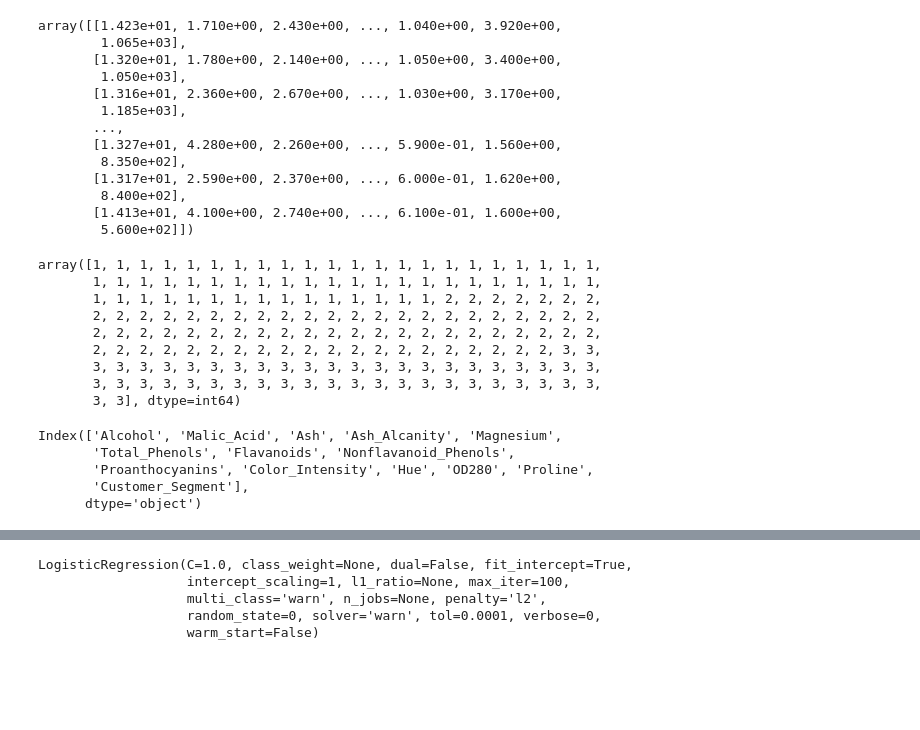
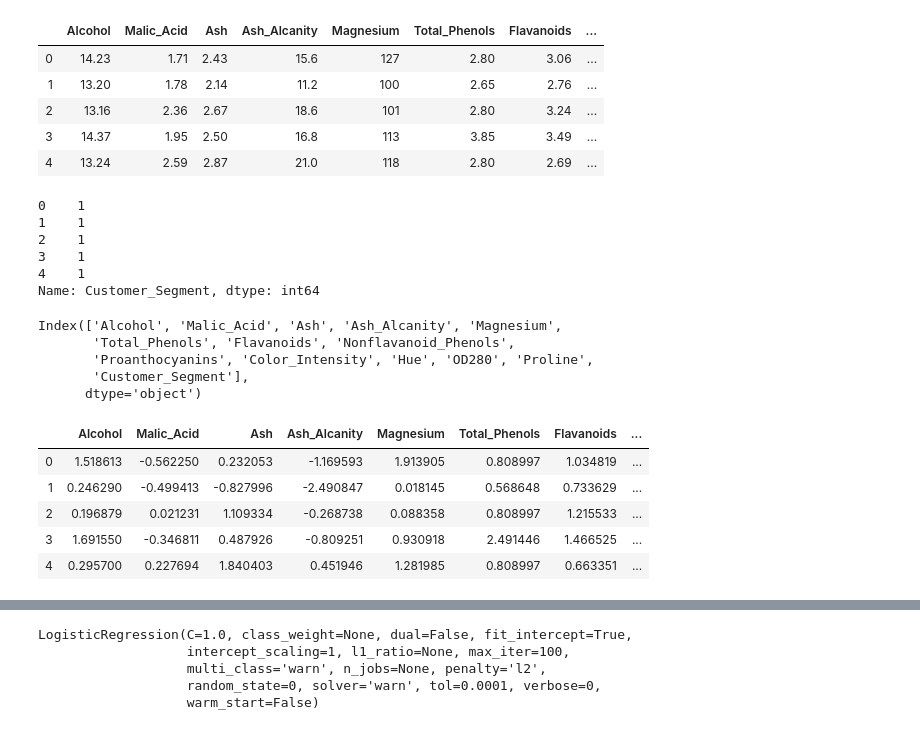
Before and after one commit to sneha-lohana/itv-machine-learning, a Jupyter notebook: 14.3 Feature Selection - Principal Component Analysis.ipynb, the cells around one changed output, grey strips where cells are left out. Saved outputs shown, nothing was run; the diff lists cells and outputs as text; code cells hidden in the pictures; blank space fills up the shorter version.

```diff
--- a/14.3 Feature Selection - Principal Component Analysis.ipynb
+++ b/14.3 Feature Selection - Principal Component Analysis.ipynb
@@ -13,31 +13,21 @@ y = dataset.iloc[:, 13].values
 # %%
-X
+X.head()
 # %% [output]
-array([[1.423e+01, 1.710e+00, 2.430e+00, ..., 1.040e+00, 3.920e+00,
-        1.065e+03],
-       [1.320e+01, 1.780e+00, 2.140e+00, ..., 1.050e+00, 3.400e+00,
-        1.050e+03],
-       [1.316e+01, 2.360e+00, 2.670e+00, ..., 1.030e+00, 3.170e+00,
-        1.185e+03],
-       ...,
-       [1.327e+01, 4.280e+00, 2.260e+00, ..., 5.900e-01, 1.560e+00,
-        8.350e+02],
-       [1.317e+01, 2.590e+00, 2.370e+00, ..., 6.000e-01, 1.620e+00,
-        8.400e+02],
-       [1.413e+01, 4.100e+00, 2.740e+00, ..., 6.100e-01, 1.600e+00,
-        5.600e+02]])
+|  | Alcohol | Malic_Acid | Ash | Ash_Alcanity | Magnesium | Total_Phenols | Flavanoids | ... |
+| 0 | 14.23 | 1.71 | 2.43 | 15.6 | 127 | 2.80 | 3.06 | ... |
+| 1 | 13.20 | 1.78 | 2.14 | 11.2 | 100 | 2.65 | 2.76 | ... |
+| 2 | 13.16 | 2.36 | 2.67 | 18.6 | 101 | 2.80 | 3.24 | ... |
+| 3 | 14.37 | 1.95 | 2.50 | 16.8 | 113 | 3.85 | 3.49 | ... |
+| 4 | 13.24 | 2.59 | 2.87 | 21.0 | 118 | 2.80 | 2.69 | ... |
 # %%
-y
+y.head()
 # %% [output]
-array([1, 1, 1, 1, 1, 1, 1, 1, 1, 1, 1, 1, 1, 1, 1, 1, 1, 1, 1, 1, 1, 1,
-       1, 1, 1, 1, 1, 1, 1, 1, 1, 1, 1, 1, 1, 1, 1, 1, 1, 1, 1, 1, 1, 1,
-       1, 1, 1, 1, 1, 1, 1, 1, 1, 1, 1, 1, 1, 1, 1, 2, 2, 2, 2, 2, 2, 2,
-       2, 2, 2, 2, 2, 2, 2, 2, 2, 2, 2, 2, 2, 2, 2, 2, 2, 2, 2, 2, 2, 2,
-       2, 2, 2, 2, 2, 2, 2, 2, 2, 2, 2, 2, 2, 2, 2, 2, 2, 2, 2, 2, 2, 2,
-       2, 2, 2, 2, 2, 2, 2, 2, 2, 2, 2, 2, 2, 2, 2, 2, 2, 2, 2, 2, 3, 3,
-       3, 3, 3, 3, 3, 3, 3, 3, 3, 3, 3, 3, 3, 3, 3, 3, 3, 3, 3, 3, 3, 3,
-       3, 3, 3, 3, 3, 3, 3, 3, 3, 3, 3, 3, 3, 3, 3, 3, 3, 3, 3, 3, 3, 3,
-       3, 3], dtype=int64)
+0    1
+1    1
+2    1
+3    1
+4    1
+Name: Customer_Segment, dtype: int64
 # %%
 dataset.columns
 # %% [output]
@@ -46,6 +36,29 @@ Index(['Alcohol', 'Malic_Acid', 'Ash', 'Ash_Alcanity', 'Magnesium',
        'Proanthocyanins', 'Color_Intensity', 'Hue', 'OD280', 'Proline',
        'Customer_Segment'],
       dtype='object')
+# %%
+# performing preprocessing part
+from sklearn.preprocessing import StandardScaler
+
+# sc = StandardScaler()
+# X = sc.fit_transform(X)
+# print(X)
+
+# sc.fit(X)
+# X = sc.transform(X)
+
+for col in X.columns:
+    sc = StandardScaler()
+    X[col] = sc.fit_transform(X[[col]])
+
+X.head()
+# %% [output]
+|  | Alcohol | Malic_Acid | Ash | Ash_Alcanity | Magnesium | Total_Phenols | Flavanoids | ... |
+| 0 | 1.518613 | -0.562250 | 0.232053 | -1.169593 | 1.913905 | 0.808997 | 1.034819 | ... |
+| 1 | 0.246290 | -0.499413 | -0.827996 | -2.490847 | 0.018145 | 0.568648 | 0.733629 | ... |
+| 2 | 0.196879 | 0.021231 | 1.109334 | -0.268738 | 0.088358 | 0.808997 | 1.215533 | ... |
+| 3 | 1.691550 | -0.346811 | 0.487926 | -0.809251 | 0.930918 | 2.491446 | 1.466525 | ... |
+| 4 | 0.295700 | 0.227694 | 1.840403 | 0.451946 | 1.281985 | 0.808997 | 0.663351 | ... |
 # %%
 # Splitting the X and Y into the
 # Training set and Testing set
```
Also changed, not shown: parts of 7 cells of this notebook.
